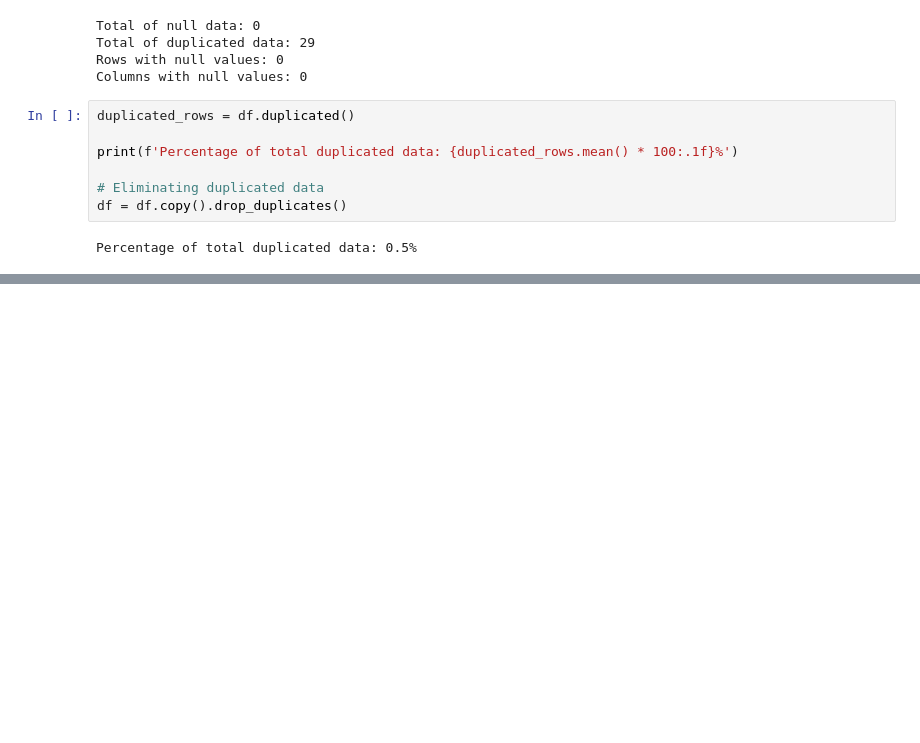
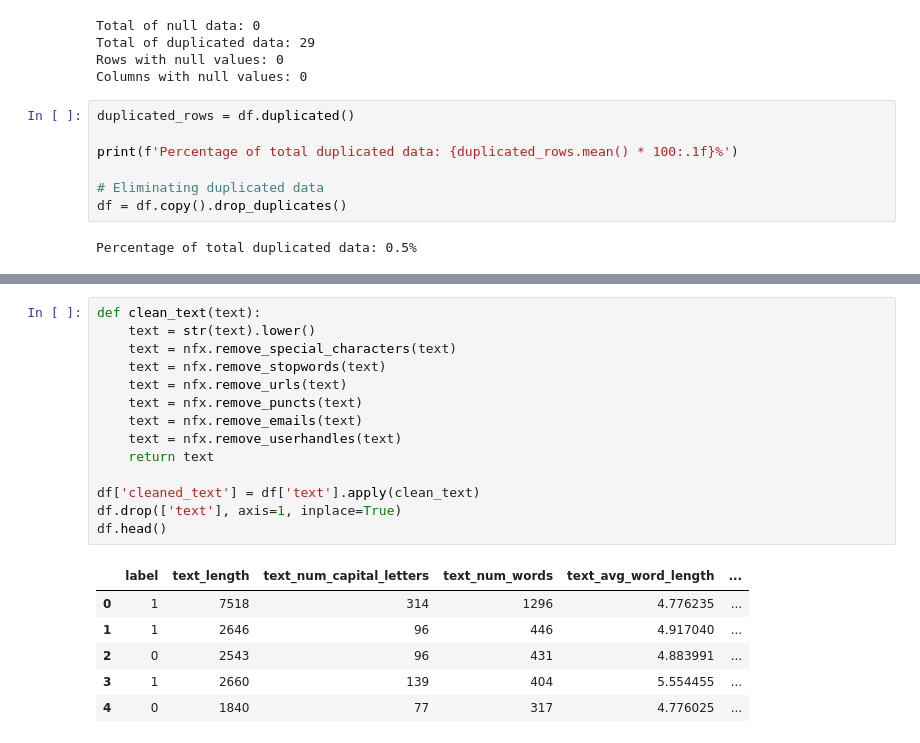
Before and after one commit to estivengrx/CognoRise_Infotech, a Jupyter notebook: notebooks/task2_fake-news-prediction/fake-news-prediction.ipynb, the cells around one changed output, grey strips where cells are left out. Saved outputs shown, nothing was run; the diff lists cells and outputs as text; blank space fills up the shorter version.

```diff
--- a/notebooks/task2_fake-news-prediction/fake-news-prediction.ipynb
+++ b/notebooks/task2_fake-news-prediction/fake-news-prediction.ipynb
@@ -112,0 +163,21 @@ Percentage of total duplicated data: 0.5%
+# %%
+def clean_text(text):
+    text = str(text).lower()
+    text = nfx.remove_special_characters(text)
+    text = nfx.remove_stopwords(text)
+    text = nfx.remove_urls(text)
+    text = nfx.remove_puncts(text)
+    text = nfx.remove_emails(text)
+    text = nfx.remove_userhandles(text)
+    return text
+
+df['cleaned_text'] = df['text'].apply(clean_text)
+df.drop(['text'], axis=1, inplace=True)
+df.head()
+# %% [output]
+|  | label | text_length | text_num_capital_letters | text_num_words | text_avg_word_length | ... |
+| 0 | 1 | 7518 | 314 | 1296 | 4.776235 | ... |
+| 1 | 1 | 2646 | 96 | 446 | 4.917040 | ... |
+| 2 | 0 | 2543 | 96 | 431 | 4.883991 | ... |
+| 3 | 1 | 2660 | 139 | 404 | 5.554455 | ... |
+| 4 | 0 | 1840 | 77 | 317 | 4.776025 | ... |
```
Also changed, not shown: parts of 16 cells of this notebook, 1 other file.
